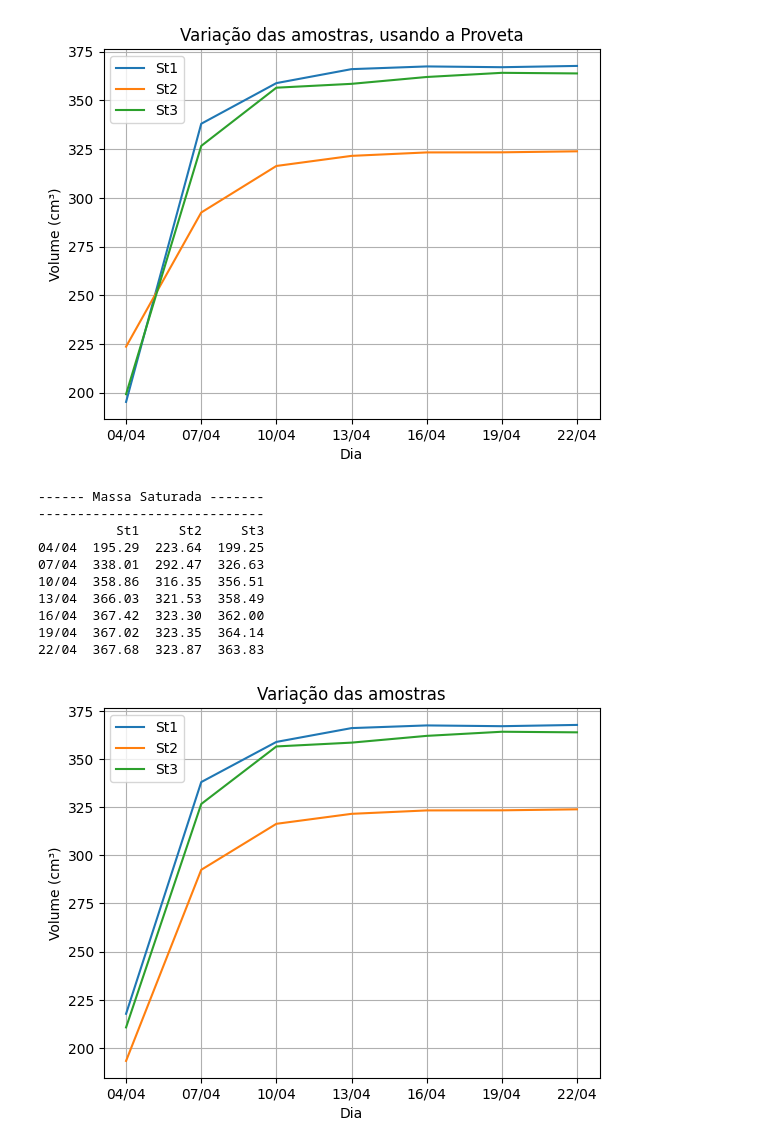
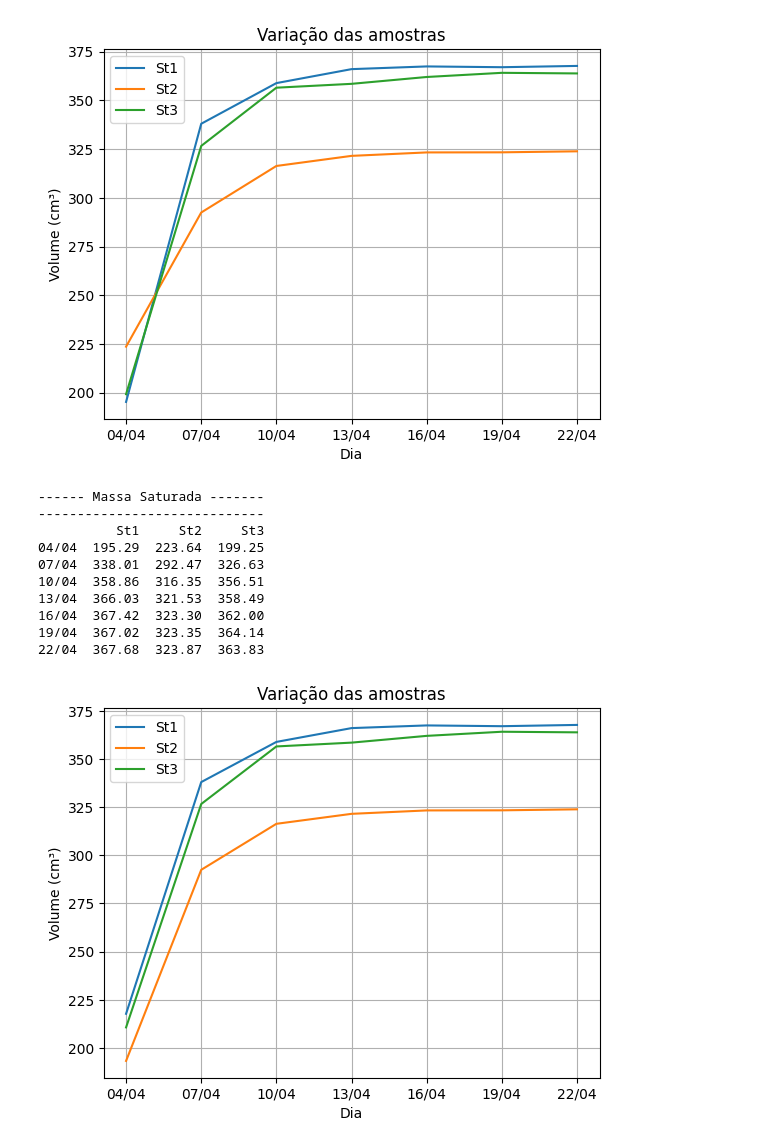
Before and after one commit to dvgba/CTM_AMOSTRAS-DE-CAVACO, a Jupyter notebook: CTM___Ensaio_Massa_Saturada.ipynb, the cells around one changed output. Cells and saved outputs as stored; diff of their text form; code cells hidden in the pictures.

```diff
--- a/CTM___Ensaio_Massa_Saturada.ipynb
+++ b/CTM___Ensaio_Massa_Saturada.ipynb
@@ -42,34 +42,34 @@ print(df)
 # %%
 # -- Santa Rita  T09
 
 import pandas as pd
 import matplotlib.pyplot as plt
 
 # Dados das amostras
 amostrasSt = [[195.29, 223.64, 199.25],
               [338.01, 292.47, 326.63],
               [358.86, 316.35, 356.51],
               [366.03, 321.53, 358.49],
               [367.42, 323.30, 362.00],
               [367.02, 323.35, 364.14],
               [367.68, 323.87, 363.83]]
 
 
 # Plotando o gráfico
 df = pd.DataFrame(amostrasSt, columns=['St1', 'St2', 'St3'], index=['04/04', '07/04', '10/04','13/04', '16/04', '19/04', '22/04'])
 
 df.plot(kind='line')
-plt.title('Variação das amostras, usando a Proveta')
+plt.title('Variação das amostras')
 plt.xlabel('Dia')
 plt.ylabel('Volume (cm³)')
 plt.grid()
 
 plt.show()
 print('------ Massa Saturada -------')
 print('-----------------------------')
 print(df)
 # %% [output]
-[figure, old version]
+[figure, new version]
 ------ Massa Saturada -------
 -----------------------------
           St1     St2     St3
```
Also changed, not shown: parts of 2 cells of this notebook.
